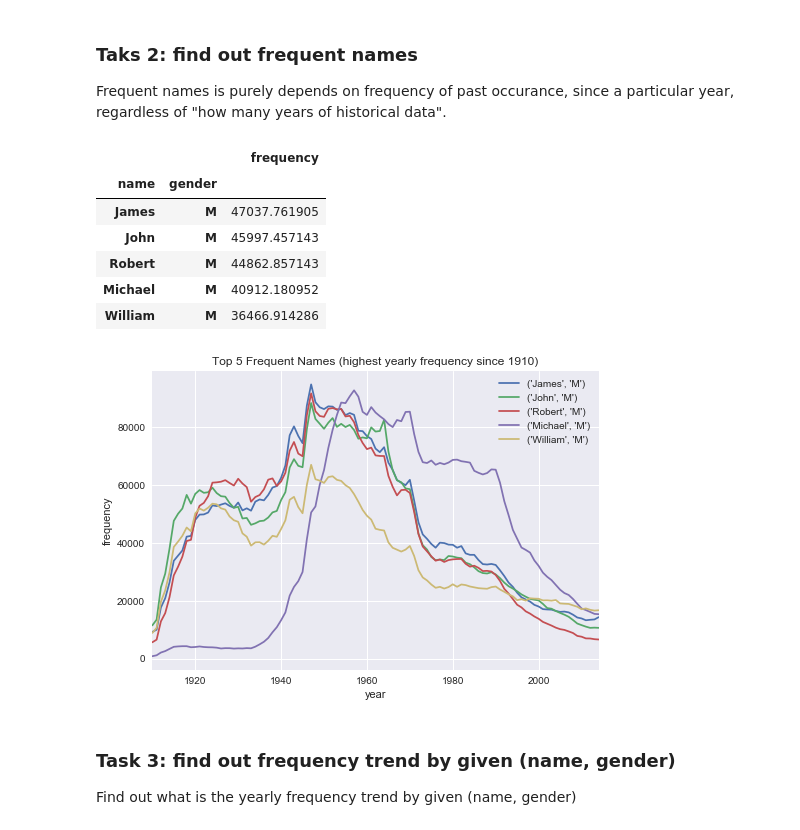
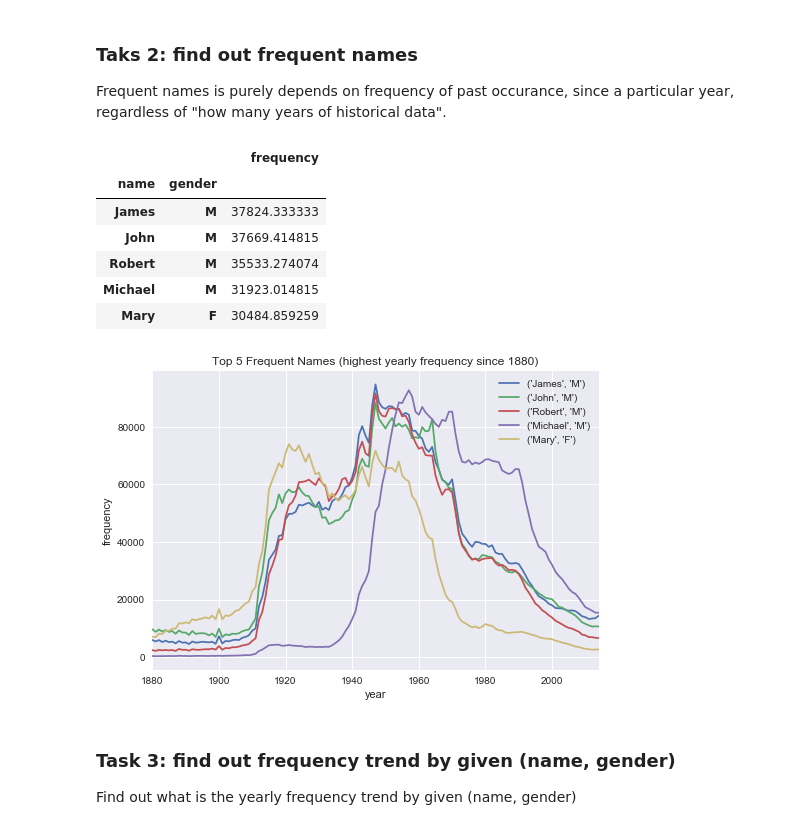
Before and after one commit to tianyu-tristan/babynames, a Jupyter notebook: src/EDA.ipynb, the cells around one changed output. Drawn from its saved outputs; the diff is of its cells as text; code cells hidden in the pictures.

```diff
--- a/src/EDA.ipynb
+++ b/src/EDA.ipynb
@@ -14,6 +17,6 @@ sns.set()
 # %% [markdown]
 ## Load Data
 # %%
-raw_national = pd.read_csv("../data/StateNames.csv")
+raw_national = pd.read_csv("../data/NationalNames.csv")
 raw_national.shape
 # %% [output]
@@ -90,6 +93,6 @@ name_year_count.head(10)
 # %%
 # find names with most long history data
-def get_classical_name_billboard(since=1910):
+def get_classical_name_billboard(since=1880):
     return name_year_count[name_year_count.year >= since].groupby(['name','gender']) \
     .aggregate({'frequency':sum,'history':min}) \
     .sort_values(by=['history','frequency'], ascending=False)
@@ -125,13 +128,16 @@ William M         3829026      105
 # print the most classical name (name with longest yearly history data)
 
 N = 5
-since=1910
+since=1880
 
 classical_billboard = get_classical_name_billboard(since=since)
-
+classical_billboard.head()
+print(classical_billboard.index[0])
+# print(classical_billboard[classical_billboard.index[0]])
+year_frequency = name_year_count.groupby(['name','gender','year']).frequency.sum()
 for i in range(N):
     # we need this evil for loop, otherwise dropna() is dropping the whole column
-    year_name_crosstab[classical_billboard.index[i]].dropna().plot(kind='line');
+    year_frequency[classical_billboard.index[i]].plot(kind='line');
 plt.legend(classical_billboard.index[:N])
 plt.title(f"Top {N} Classical Names (longest yearly history data since {since})");
 plt.xlabel("year");
@@ -143,7 +150,7 @@ plt.ylabel("frequency");
 
 Frequent names is purely depends on frequency of past occurance, since a particular year, regardless of "how many years of historical data".
 # %%
-def get_frequent_name_billboard(since=1910):
+def get_frequent_name_billboard(since=1880):
     '''
     since: begining of year
 
@@ -158,28 +165,28 @@ get_frequent_name_billboard().head()
 # %% [output]
 |  |  | frequency |
 | name | gender |  |
-| James | M | 47037.761905 |
-| John | M | 45997.457143 |
-| Robert | M | 44862.857143 |
-| Michael | M | 40912.180952 |
-| William | M | 36466.914286 |
+| James | M | 37824.333333 |
+| John | M | 37669.414815 |
+| Robert | M | 35533.274074 |
+| Michael | M | 31923.014815 |
+| Mary | F | 30484.859259 |
 # %%
 # print the most popular name (name with highest avg yearly frequency across history data)
 
 N = 5
-since=1910
+since=1880
 
 frequent_name_billboard = get_frequent_name_billboard(since=since)
-
+year_frequency = name_year_count.groupby(['name','gender','year']).frequency.sum()
 for i in range(N):
     # we need this evil for loop, otherwise dropna() is dropping the whole column
-    year_name_crosstab[frequent_name_billboard.index[i]].dropna().plot(kind='line');
+    year_frequency[frequent_name_billboard.index[i]].dropna().plot(kind='line');
 plt.legend(frequent_name_billboard.index[:N])
 plt.title(f"Top {N} Frequent Names (highest yearly frequency since {since})");
 plt.xlabel("year");
 plt.ylabel("frequency");
 # %% [output]
-[figure, old version]
+[figure, new version]
 # %% [markdown]
 ### Task 3: find out frequency trend by given (name, gender)
 
```
Also changed, not shown: parts of 58 cells of this notebook.
